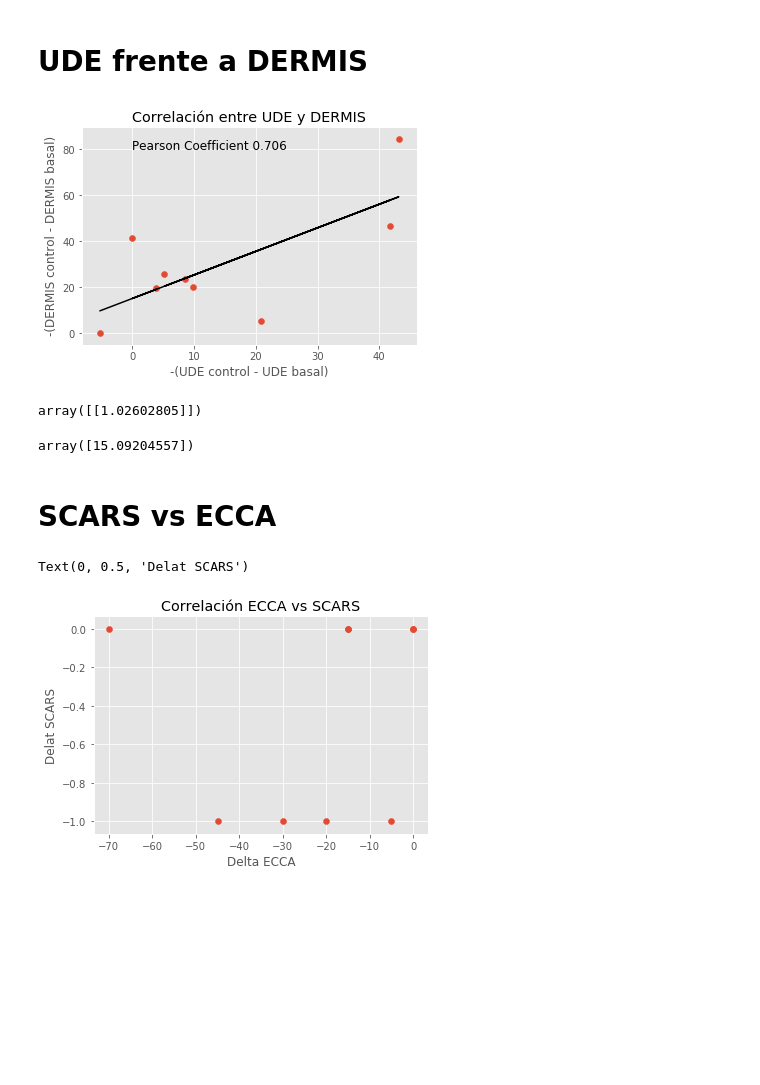
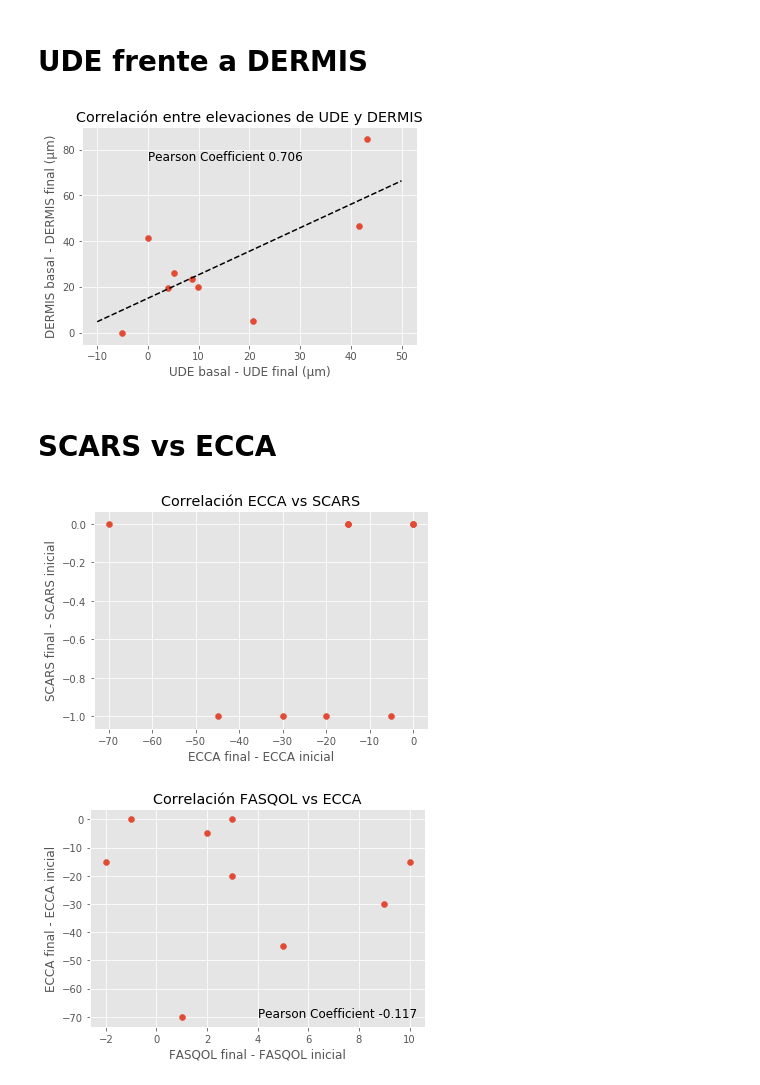
Before and after one commit to dprada/natalia, a Jupyter notebook: Primer_Tratamiento_Datos.ipynb, the cells around one changed output. Drawn from its saved outputs; the diff is of its cells as text; code cells hidden in the pictures; blank space fills up the shorter version.

```diff
--- a/Primer_Tratamiento_Datos.ipynb
+++ b/Primer_Tratamiento_Datos.ipynb
@@ -12,5 +12,3 @@ df = pd.read_excel (r'BASE DE DATOS TESIS ACNE.xlsx')
-# %%
-df = df.drop(df.index[[9,10]])
 # %%
 df
 # %% [output]
@@ -37,5 +46,7 @@ Index(['Registro ', 'Apellido1', 'Apellido2', 'Nombre', 'Fecha de nacimiento',
       dtype='object')
+# %%
+db = { ii: np.array(df[ii]) for ii in df.keys()}
 # %%
-delta_UDE = df['UDE control']-df['UDE basal']
+delta_UDE = db['UDE final']-db['UDE basal']
 # %%
-delta_DERMIS = df['DERMIS control']-df['DERMIS basal']
+delta_DERMIS = db['DERMIS final']-db['DERMIS basal']
@@ -83,35 +119,47 @@ Text(0, 0.5, '-(DERMIS control - DERMIS basal)')
 # UDE frente a DERMIS
 # %%
 linear_regressor = LinearRegression()  # create object for the class
-linear_regressor.fit(-np.array(delta_UDE).reshape(-1, 1), -np.array(delta_DERMIS).reshape(-1, 1))  # perform linear regression
-Y_pred = linear_regressor.predict(-np.array(delta_UDE).reshape(-1,1))  # make predictions
+linear_regressor.fit(-delta_UDE.reshape(-1, 1), -delta_DERMIS.reshape(-1, 1))  # perform linear regression
 
-plt.plot(-delta_UDE, Y_pred, color='black')
+X_pred = np.array([-10,50])
+Y_pred = linear_regressor.predict(X_pred.reshape(-1, 1))  # make predictions
+
+
+plt.plot(X_pred, Y_pred, 'k--')
 plt.scatter(-delta_UDE,-delta_DERMIS)
-plt.title("Correlación entre UDE y DERMIS")
-plt.xlabel("-(UDE control - UDE basal)")
-plt.ylabel("-(DERMIS control - DERMIS basal)")
+plt.title("Correlación entre elevaciones de UDE y DERMIS")
+plt.xlabel("UDE basal - UDE final (μm)")
+plt.ylabel("DERMIS basal - DERMIS final (μm)")
 pp = stats.pearsonr(-delta_UDE,-delta_DERMIS)
 
-plt.text(0, 80, r'Pearson Coefficient %1.3f'% pp[0], fontsize=12)
-plt.show()
+plt.text(0, 75, r'Pearson Coefficient %1.3f'% pp[0], fontsize=12)
+#plt.show()
+
+plt.savefig('correlation_UDE_DERMIS.png', dpi=300)
 # %% [output]
-[figure, old version]
+[figure, new version]
-# %%
-linear_regressor.coef_
-# %% [output]
-array([[1.02602805]])
-# %%
-linear_regressor.intercept_
-# %% [output]
-array([15.09204557])
 # %% [markdown]
 # SCARS vs ECCA
 # %%
 plt.scatter(delta_ECCA,delta_SCARS)
 plt.title("Correlación ECCA vs SCARS")
-plt.xlabel("Delta ECCA")
-plt.ylabel("Delat SCARS")
+plt.xlabel("ECCA final - ECCA inicial")
+plt.ylabel("SCARS final - SCARS inicial")
+
+plt.savefig('correlation_ECCA_SCARS.png', dpi=300)
 # %% [output]
-Text(0, 0.5, 'Delat SCARS')
-[figure, old version]
+[figure, new version]
+# %%
+plt.scatter(delta_FASQOL,delta_ECCA)
+plt.title("Correlación FASQOL vs ECCA")
+plt.ylabel("ECCA final - ECCA inicial")
+plt.xlabel("FASQOL final - FASQOL inicial")
+
+pp = stats.pearsonr(delta_FASQOL,delta_ECCA)
+
+plt.text(4, -70, r'Pearson Coefficient %1.3f'% pp[0], fontsize=12)
+#plt.show()
+
+plt.savefig('correlation_FASQOL_ECCA.png', dpi=300)
+# %% [output]
+[figure, added]
```
Also changed, not shown: parts of 18 cells of this notebook, 10 other files.
